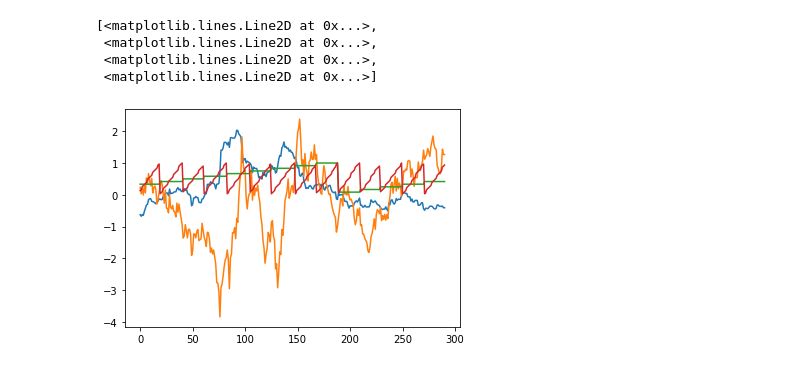
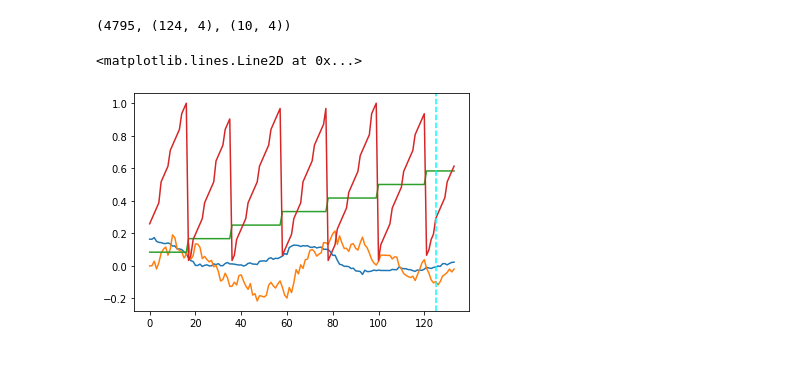
Before and after one commit to pangyuteng/public-misc, a Jupyter notebook: finance/ml/transformer.ipynb, the cells around one changed output. Saved outputs shown, nothing was run; the diff lists cells and outputs as text; code cells hidden in the pictures.

```diff
--- a/finance/ml/transformer.ipynb
+++ b/finance/ml/transformer.ipynb
@@ -89,9 +96,13 @@ len(final_list)
-# %%
-plt.plot(final_list[30])
-# %% [output]
-[<matplotlib.lines.Line2D at 0x...>,
- <matplotlib.lines.Line2D at 0x...>,
- <matplotlib.lines.Line2D at 0x...>,
- <matplotlib.lines.Line2D at 0x...>]
-[figure, removed]
+# %%
+len(final_list),final_list[0][0].shape,final_list[0][1].shape
+# %% [output]
+(4795, (124, 4), (10, 4))
+# %%
+a=final_list[0][0]
+b=final_list[0][1]
+plt.plot(np.concatenate([a,b]))
+plt.axvline(look_back,linestyle='--',color='cyan')
+# %% [output]
+<matplotlib.lines.Line2D at 0x...>
+[figure, added]
 # %%
```
Also changed, not shown: parts of 14 cells of this notebook, 3 other files.
